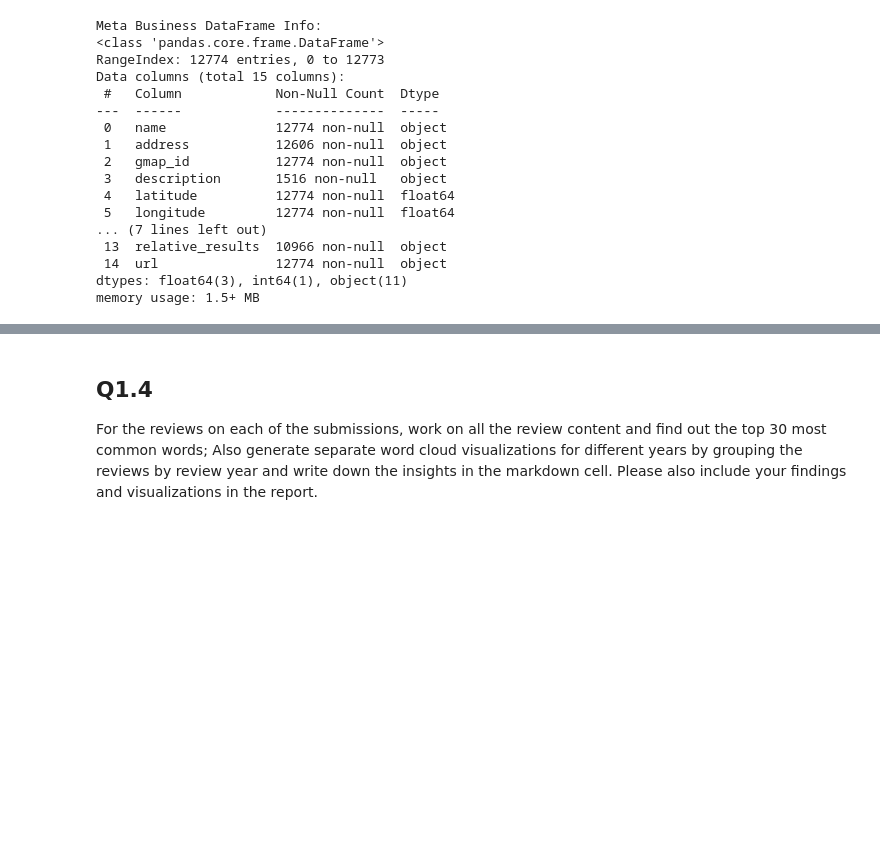
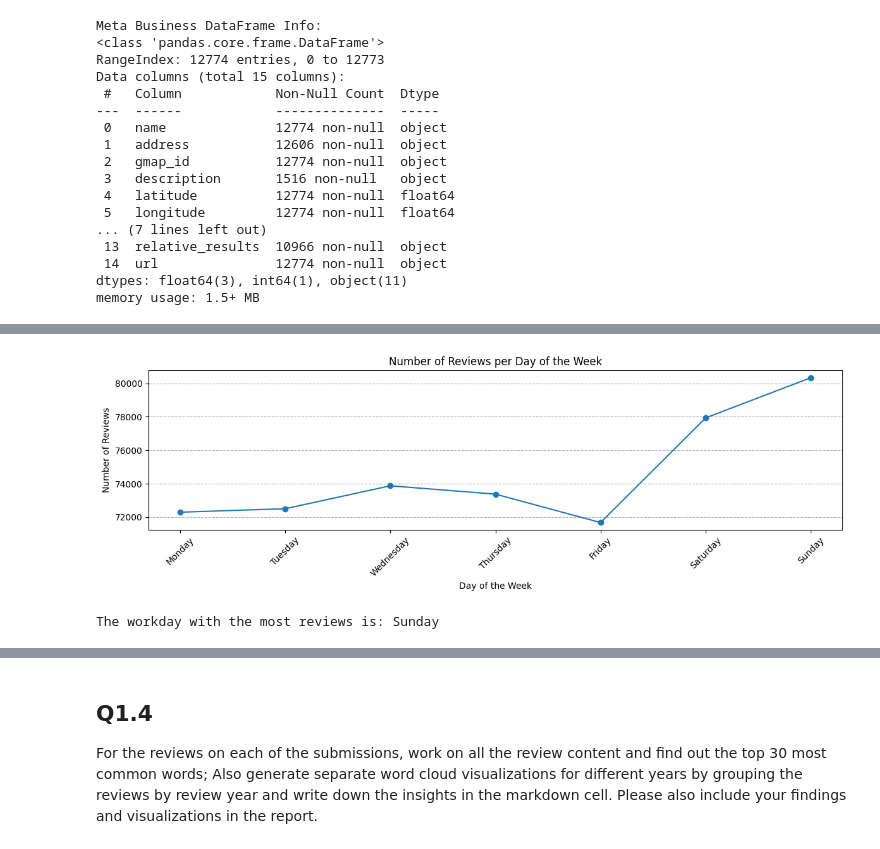
Before and after one commit to makhthum/MDS_Deakin_SIG742, a Jupyter notebook: sit742task2.ipynb, the cells around one changed output, grey strips where cells are left out. Saved outputs shown, nothing was run; the diff lists cells and outputs as text; code cells hidden in the pictures; blank space fills up the shorter version.

```diff
--- a/sit742task2.ipynb
+++ b/sit742task2.ipynb
@@ -285,3 +277,34 @@ Merged DataFrame (top 5):
 | 2 | 1.132409e+20 | Allen Ratliff | 1504917982385 | 5 | Great campground for the price. N... | None | None | 0x56b646ed2220b77f:0xd8975e316de8... | 2017-09-09 | 0 | ... |
 | 3 | 1.132409e+20 | Allen Ratliff | 1504917982385 | 5 | Great campground for the price. N... | None | None | 0x56b646ed2220b77f:0xd8975e316de8... | 2017-09-09 | 0 | ... |
 | 4 | 1.130448e+20 | Jonathan Tringali | 1474765901185 | 4 | We tent camped here for 2 nights ... | None | None | 0x56b646ed2220b77f:0xd8975e316de8... | 2016-09-25 | 1 | ... |
+# %%
+# Convert 'newtime' to datetime objects
+merged_df['newtime'] = pd.to_datetime(merged_df['newtime'])
+
+# Extract the day of the week (0=Monday, 6=Sunday)
+merged_df['day_of_week'] = merged_df['newtime'].dt.dayofweek
+
+# Calculate the number of reviews per day of the week
+reviews_per_day = merged_df['day_of_week'].value_counts().sort_index()
+
+# Map day of week numbers to names
+day_names = {0: 'Monday', 1: 'Tuesday', 2: 'Wednesday', 3: 'Thursday', 4: 'Friday', 5: 'Saturday', 6: 'Sunday'}
+reviews_per_day.index = reviews_per_day.index.map(day_names)
+
+# Plot the number of reviews per day of the week
+plt.figure(figsize=(12,4))
+reviews_per_day.plot(kind='line', marker='o')
+plt.title('Number of Reviews per Day of the Week')
+plt.xlabel('Day of the Week')
+plt.ylabel('Number of Reviews')
+plt.xticks(rotation=45)
+plt.grid(axis='y', linestyle='--')
+plt.tight_layout()
+plt.show()
+
+# Determine the workday with the most reviews
+most_reviews_workday_index = reviews_per_day.idxmax()
+print(f"\nThe workday with the most reviews is: {most_reviews_workday_index}")
+# %% [output]
+[figure, added]
+The workday with the most reviews is: Sunday
```
Also changed, not shown: parts of 9 cells of this notebook.
